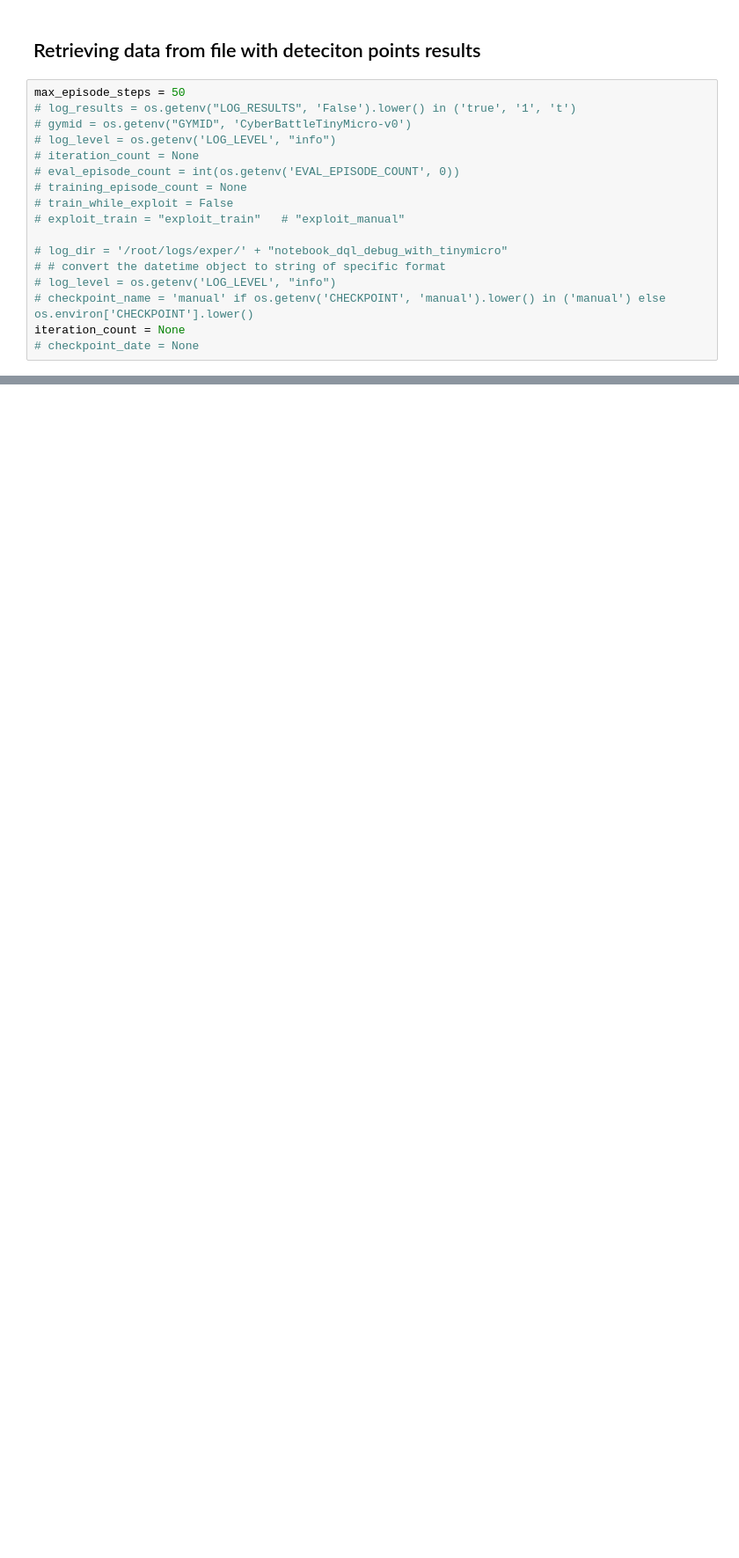
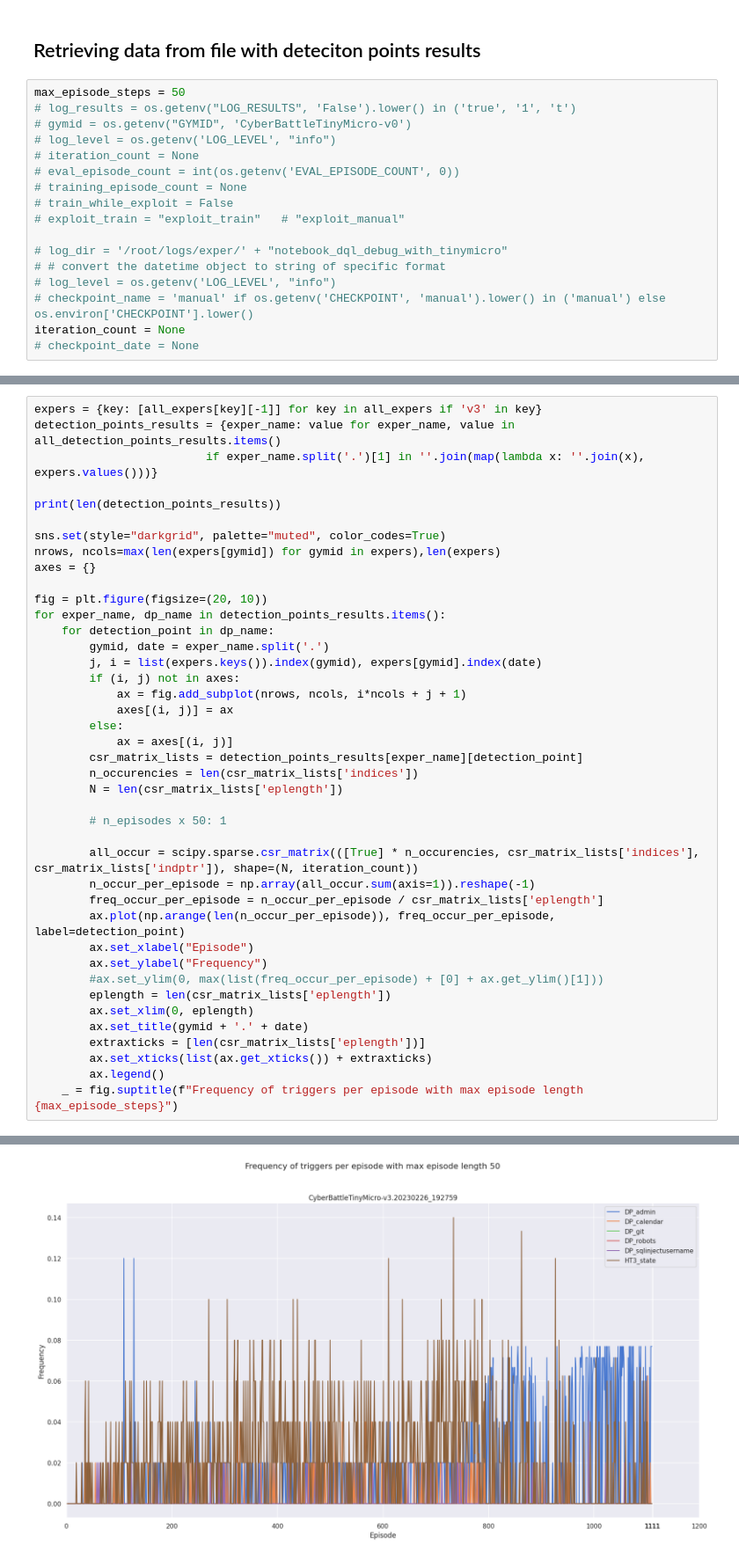
Before and after one commit to kvas7andy/CyberBattleSim_Web, a Jupyter notebook: notebooks/deception_evaluation.ipynb, the cells around one changed output, grey strips where cells are left out. Shown at 88% size. Cells and saved outputs as stored; diff of their text form; blank space fills up the shorter version.

```diff
--- a/notebooks/deception_evaluation.ipynb
+++ b/notebooks/deception_evaluation.ipynb
@@ -135,0 +147,42 @@ _ = fig.suptitle(f"Frequency of triggers per episode with max episode length {ma
+# %%
+expers = {key: [all_expers[key][-1]] for key in all_expers if 'v3' in key}
+detection_points_results = {exper_name: value for exper_name, value in all_detection_points_results.items()
+                         if exper_name.split('.')[1] in ''.join(map(lambda x: ''.join(x), expers.values()))}
+
+print(len(detection_points_results))
+
+sns.set(style="darkgrid", palette="muted", color_codes=True)
+nrows, ncols=max(len(expers[gymid]) for gymid in expers),len(expers)
+axes = {}
+
+fig = plt.figure(figsize=(20, 10))
+for exper_name, dp_name in detection_points_results.items():
+    for detection_point in dp_name:
+        gymid, date = exper_name.split('.')
+        j, i = list(expers.keys()).index(gymid), expers[gymid].index(date)
+        if (i, j) not in axes:
+            ax = fig.add_subplot(nrows, ncols, i*ncols + j + 1)
+            axes[(i, j)] = ax
+        else:
+            ax = axes[(i, j)]
+        csr_matrix_lists = detection_points_results[exper_name][detection_point]
+        n_occurencies = len(csr_matrix_lists['indices'])
+        N = len(csr_matrix_lists['eplength'])
+
+        # n_episodes x 50: 1
+
+        all_occur = scipy.sparse.csr_matrix(([True] * n_occurencies, csr_matrix_lists['indices'], csr_matrix_lists['indptr']), shape=(N, iteration_count))
+        n_occur_per_episode = np.array(all_occur.sum(axis=1)).reshape(-1)
+        freq_occur_per_episode = n_occur_per_episode / csr_matrix_lists['eplength']
+        ax.plot(np.arange(len(n_occur_per_episode)), freq_occur_per_episode, label=detection_point)
+        ax.set_xlabel("Episode")
+        ax.set_ylabel("Frequency")
+        #ax.set_ylim(0, max(list(freq_occur_per_episode) + [0] + ax.get_ylim()[1]))
+        eplength = len(csr_matrix_lists['eplength'])
+        ax.set_xlim(0, eplength)
+        ax.set_title(gymid + '.' + date)
+        extraxticks = [len(csr_matrix_lists['eplength'])]
+        ax.set_xticks(list(ax.get_xticks()) + extraxticks)
+        ax.legend()
+    _ = fig.suptitle(f"Frequency of triggers per episode with max episode length {max_episode_steps}")
+# %% [output]
@@ -136,3 +190,4 @@ _ = fig.suptitle(f"Frequency of triggers per episode with max episode length {ma
+[figure, added]
 # %%
 expers = {"CyberBattleTinyMicro-v0":["20230127_105836"], "CyberBattleTinyMicro-v100":["20230127_105321", "20230127_105636"]}
 
```
Also changed, not shown: parts of 9 cells of this notebook, 15 other files.
